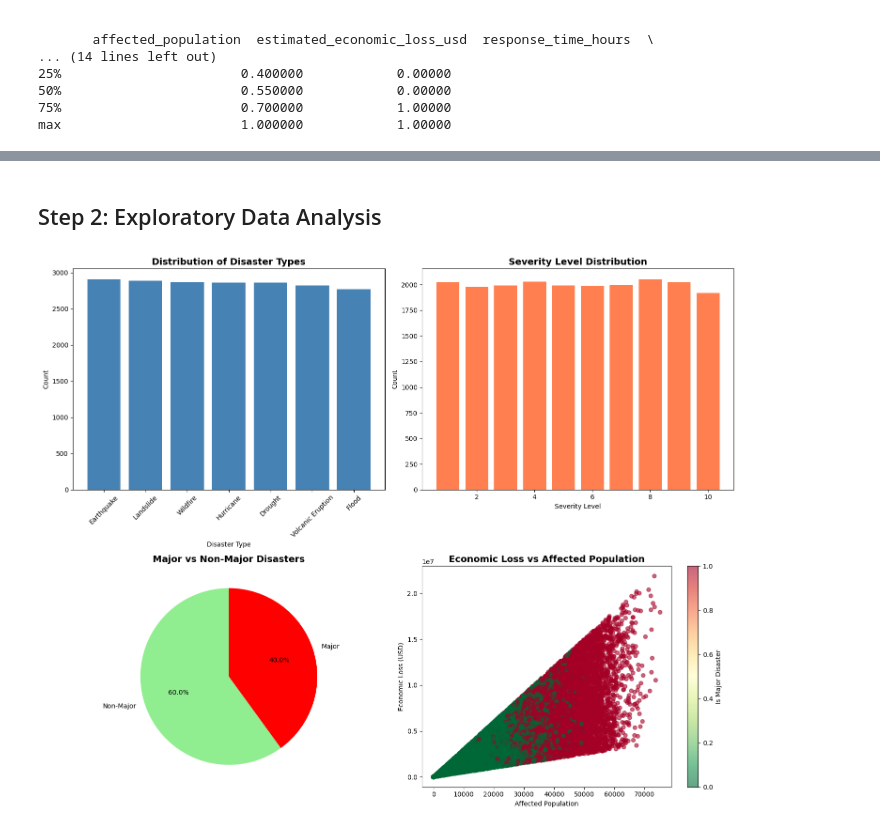
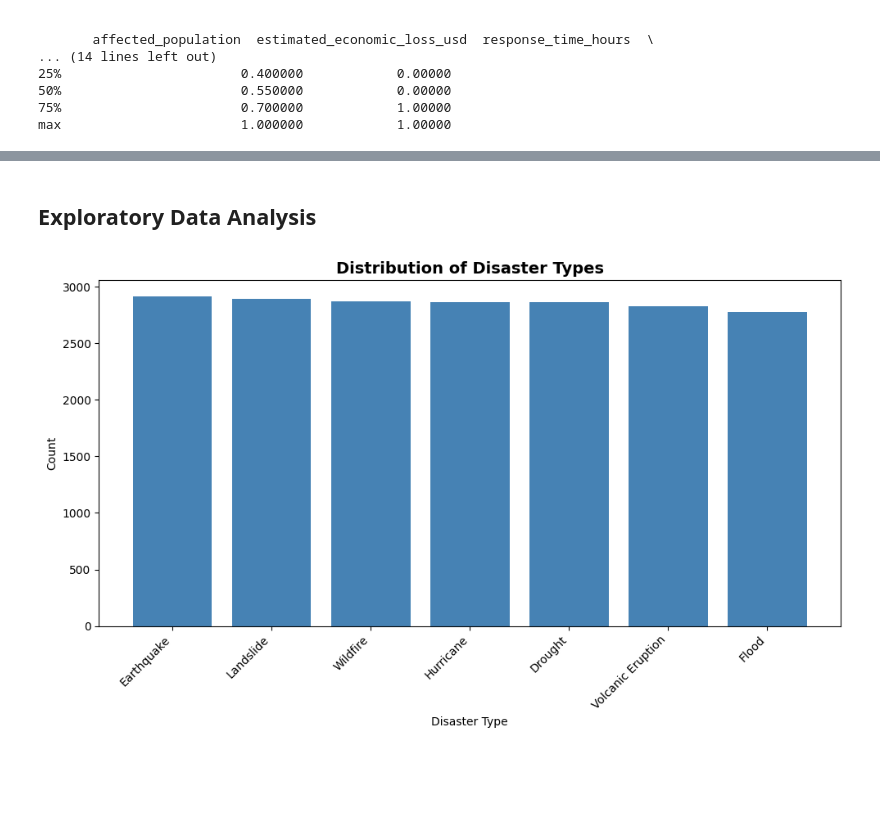
Before and after one commit to Sumithelonde/EV54_Quantum, a Jupyter notebook: model.ipynb, the cells around one changed output, grey strips where cells are left out. Drawn from its saved outputs; the diff is of its cells as text; code cells hidden in the pictures; blank space fills up the shorter version.

Commit message:
Complete AI Disaster Prediction System with parameter prediction models and web interface

```diff
--- a/model.ipynb
+++ b/model.ipynb
@@ -3,7 +3,7 @@ import pandas as pd
 import numpy as np
 import matplotlib.pyplot as plt
 # %%
-df = pd.read_csv('Disaster_Dataset .csv')
+df = pd.read_csv('Preprocessed data ENVISION ROUND 1.csv')
 df
 # %% [output]
 |  | event_id | disaster_type | location | latitude | longitude | date | severity_level | affected_population | ... |
@@ -156,37 +156,14 @@ Processed data shape: (20000, 20)
 # %% [markdown]
-## Step 2: Exploratory Data Analysis
+## **Exploratory Data Analysis**
 # %%
-fig, axes = plt.subplots(2, 2, figsize=(15, 12))
-
 disaster_counts = df_processed['disaster_type'].value_counts()
-axes[0, 0].bar(disaster_counts.index, disaster_counts.values, color='steelblue')
-axes[0, 0].set_title('Distribution of Disaster Types', fontsize=14, fontweight='bold')
-axes[0, 0].set_xlabel('Disaster Type')
-axes[0, 0].set_ylabel('Count')
-axes[0, 0].tick_params(axis='x', rotation=45)
-
-severity_counts = df_processed['severity_level'].value_counts().sort_index()
-axes[0, 1].bar(severity_counts.index, severity_counts.values, color='coral')
-axes[0, 1].set_title('Severity Level Distribution', fontsize=14, fontweight='bold')
-axes[0, 1].set_xlabel('Severity Level')
-axes[0, 1].set_ylabel('Count')
-
-major_counts = df_processed['is_major_disaster'].value_counts()
-labels = ['Non-Major', 'Major']
-axes[1, 0].pie(major_counts.values, labels=labels, autopct='%1.1f%%',
-               colors=['lightgreen', 'red'], startangle=90)
-axes[1, 0].set_title('Major vs Non-Major Disasters', fontsize=14, fontweight='bold')
-
-scatter = axes[1, 1].scatter(df_processed['affected_population'],
-                            df_processed['estimated_economic_loss_usd'],
-                            c=df_processed['is_major_disaster'],
-                            cmap='RdYlGn_r', alpha=0.6)
-axes[1, 1].set_title('Economic Loss vs Affected Population', fontsize=14, fontweight='bold')
-axes[1, 1].set_xlabel('Affected Population')
-axes[1, 1].set_ylabel('Economic Loss (USD)')
-plt.colorbar(scatter, ax=axes[1, 1], label='Is Major Disaster')
-
+plt.figure(figsize=(10, 6))
+plt.bar(disaster_counts.index, disaster_counts.values, color='steelblue')
+plt.title('Distribution of Disaster Types', fontsize=14, fontweight='bold')
+plt.xlabel('Disaster Type')
+plt.ylabel('Count')
+plt.xticks(rotation=45, ha='right')
 plt.tight_layout()
 plt.show()
 # %% [output]
-[figure, old version]
+[figure, new version]
```
Also changed, not shown: parts of 69 cells of this notebook, 23 other files.
